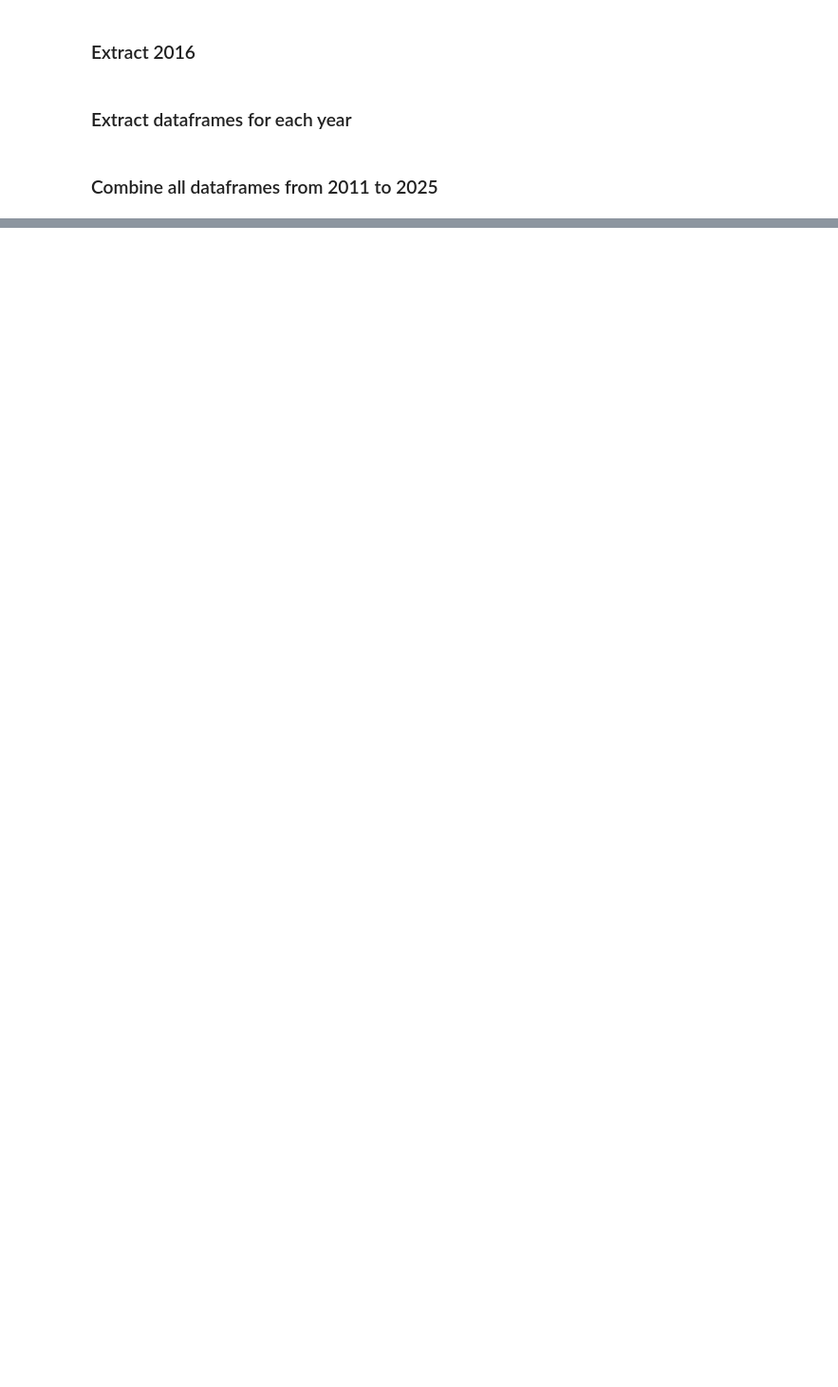
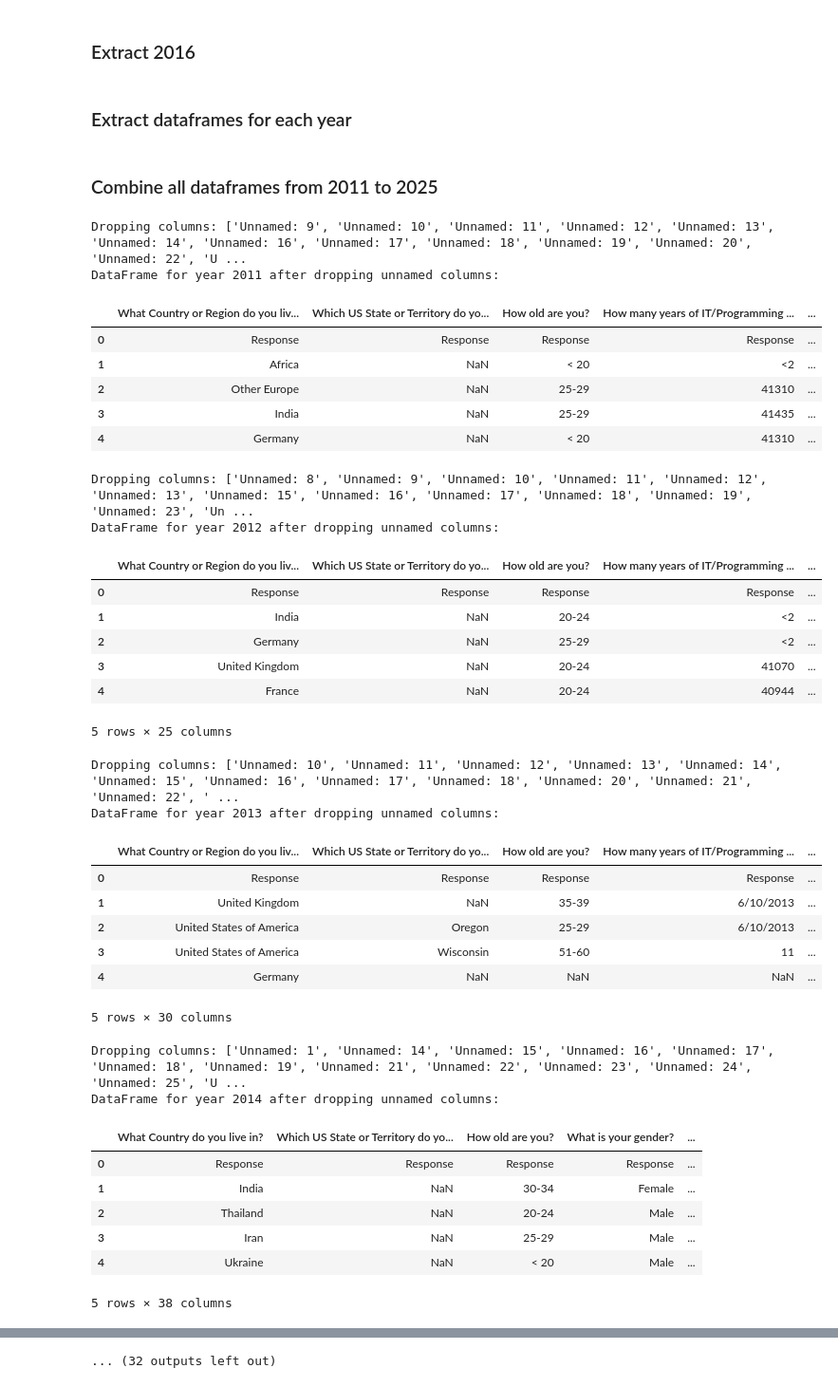
Before and after one commit to chloepar/Slack_Overflow_Survey_Exploration_DSBA6211, a Jupyter notebook: 6211_Final_Project.ipynb, the cells around one changed output, grey strips where cells are left out. Shown at 95% size. Drawn from its saved outputs; the diff is of its cells as text; code cells hidden in the pictures; blank space fills up the shorter version.

Commit message:
Remove unnamed columns

```diff
--- a/6211_Final_Project.ipynb
+++ b/6211_Final_Project.ipynb
@@ -118,7 +116,7 @@ for year in available_years:
 # Setup logging
 logging.basicConfig(level=logging.INFO)
 
-def download_and_extract_zip(url, headers, extract_path, max_retries=3, delay=5):
+def download_and_extract_zip(url, headers, extract_path, max_retries=5, delay=30):
     for attempt in range(1, max_retries + 1):
         try:
             logging.info(f"Attempt {attempt}: Downloading {url}")
@@ -161,3 +159,60 @@ for year, df in dfs.items():
     globals()[f'df_{year}'] = df
 # %% [markdown]
 ### Combine all dataframes from 2011 to 2025
+# %%
+import re
+
+def drop_unnamed_columns(df):
+    """Drops columns that start with 'Unnamed:' from a DataFrame."""
+    cols_to_drop = [col for col in df.columns if re.match(r'Unnamed: \d+', col)]
+    if cols_to_drop:
+        print(f"Dropping columns: {cols_to_drop}")
+        df = df.drop(columns=cols_to_drop)
+    return df
+
+# Drop unnamed columns from each DataFrame in the dictionary
+for year, df in dfs.items():
+    dfs[year] = drop_unnamed_columns(df)
+    print(f"DataFrame for year {year} after dropping unnamed columns:")
+    display(dfs[year].head())
+
+# Drop unnamed columns from the 2016 DataFrame
+df_2016 = drop_unnamed_columns(df_2016)
+print("DataFrame for year 2016 after dropping unnamed columns:")
+display(df_2016.head())
+# %% [output]
+Dropping columns: ['Unnamed: 9', 'Unnamed: 10', 'Unnamed: 11', 'Unnamed: 12', 'Unnamed: 13', 'Unnamed: 14', 'Unnamed: 16', 'Unnamed: 17', 'Unnamed: 18', 'Unnamed: 19', 'Unnamed: 20', 'Unnamed: 22', 'U ...
+DataFrame for year 2011 after dropping unnamed columns:
+|  | What Country or Region do you liv... | Which US State or Territory do yo... | How old are you? | How many years of IT/Programming ... | ... |
+| 0 | Response | Response | Response | Response | ... |
+| 1 | Africa | NaN | < 20 | <2 | ... |
+| 2 | Other Europe | NaN | 25-29 | 41310 | ... |
+| 3 | India | NaN | 25-29 | 41435 | ... |
+| 4 | Germany | NaN | < 20 | 41310 | ... |
+Dropping columns: ['Unnamed: 8', 'Unnamed: 9', 'Unnamed: 10', 'Unnamed: 11', 'Unnamed: 12', 'Unnamed: 13', 'Unnamed: 15', 'Unnamed: 16', 'Unnamed: 17', 'Unnamed: 18', 'Unnamed: 19', 'Unnamed: 23', 'Un ...
+DataFrame for year 2012 after dropping unnamed columns:
+|  | What Country or Region do you liv... | Which US State or Territory do yo... | How old are you? | How many years of IT/Programming ... | ... |
+| 0 | Response | Response | Response | Response | ... |
+| 1 | India | NaN | 20-24 | <2 | ... |
+| 2 | Germany | NaN | 25-29 | <2 | ... |
+| 3 | United Kingdom | NaN | 20-24 | 41070 | ... |
+| 4 | France | NaN | 20-24 | 40944 | ... |
+5 rows × 25 columns
+Dropping columns: ['Unnamed: 10', 'Unnamed: 11', 'Unnamed: 12', 'Unnamed: 13', 'Unnamed: 14', 'Unnamed: 15', 'Unnamed: 16', 'Unnamed: 17', 'Unnamed: 18', 'Unnamed: 20', 'Unnamed: 21', 'Unnamed: 22', ' ...
+DataFrame for year 2013 after dropping unnamed columns:
+|  | What Country or Region do you liv... | Which US State or Territory do yo... | How old are you? | How many years of IT/Programming ... | ... |
+| 0 | Response | Response | Response | Response | ... |
+| 1 | United Kingdom | NaN | 35-39 | 6/10/2013 | ... |
+| 2 | United States of America | Oregon | 25-29 | 6/10/2013 | ... |
+| 3 | United States of America | Wisconsin | 51-60 | 11 | ... |
+| 4 | Germany | NaN | NaN | NaN | ... |
+5 rows × 30 columns
+Dropping columns: ['Unnamed: 1', 'Unnamed: 14', 'Unnamed: 15', 'Unnamed: 16', 'Unnamed: 17', 'Unnamed: 18', 'Unnamed: 19', 'Unnamed: 21', 'Unnamed: 22', 'Unnamed: 23', 'Unnamed: 24', 'Unnamed: 25', 'U ...
+DataFrame for year 2014 after dropping unnamed columns:
+|  | What Country do you live in? | Which US State or Territory do yo... | How old are you? | What is your gender? | ... |
+| 0 | Response | Response | Response | Response | ... |
+| 1 | India | NaN | 30-34 | Female | ... |
+| 2 | Thailand | NaN | 20-24 | Male | ... |
+| 3 | Iran | NaN | 25-29 | Male | ... |
+| 4 | Ukraine | NaN | < 20 | Male | ... |
+5 rows × 38 columns
@@ -164,3 +221,4 @@ for year, df in dfs.items():
+... (32 outputs left out)
 # %%
 all_dfs = list(dfs.values()) + [df_2016]
 df = pd.concat(all_dfs, ignore_index=True)
```
Also changed, not shown: parts of 5 cells of this notebook.
